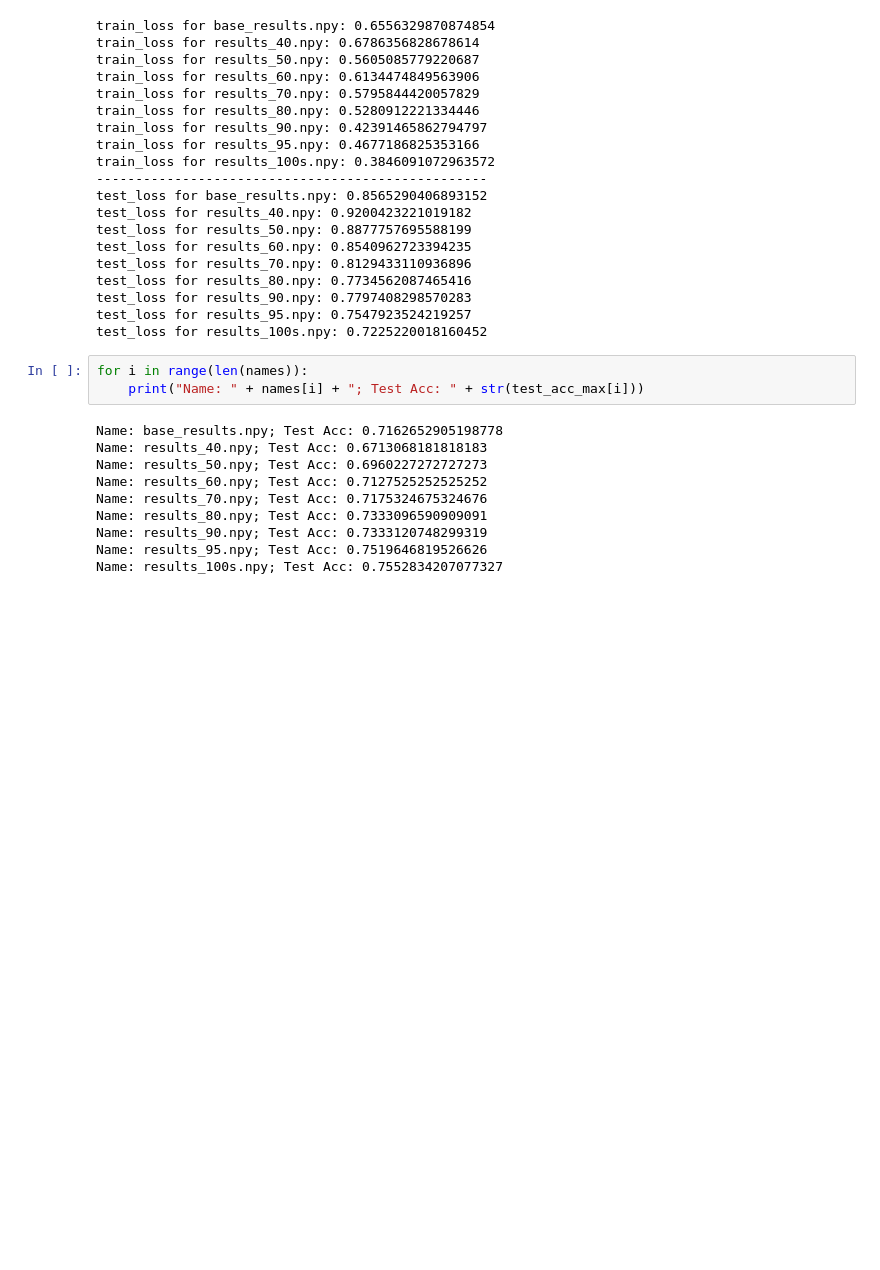
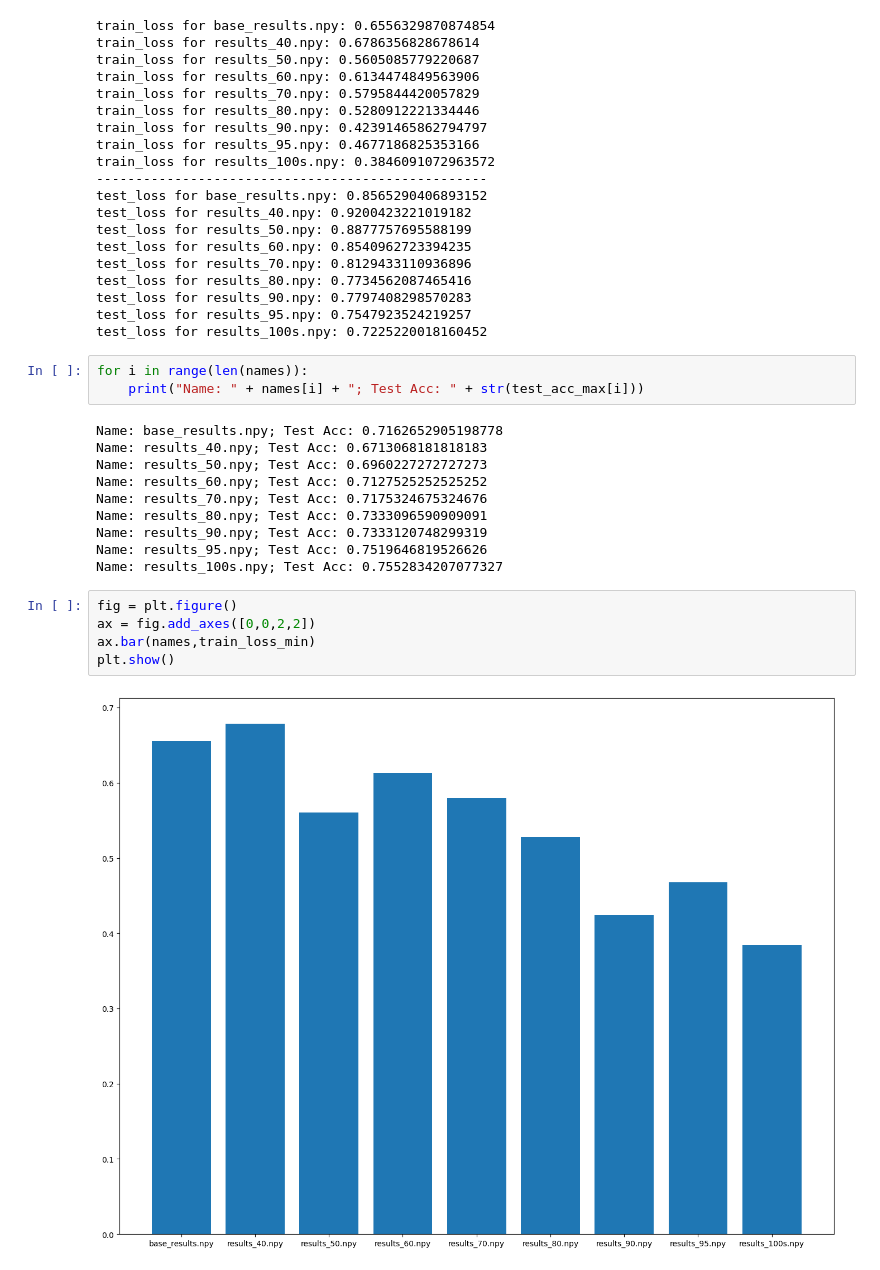
Before and after one commit to kumarrah2002/ViT_Pretrained_vs_Scratch, a Jupyter notebook: models/plot.ipynb, the cells around one changed output. Saved outputs shown, nothing was run; the diff lists cells and outputs as text; blank space fills up the shorter version.

Commit message:
add plots

```diff
--- a/models/plot.ipynb
+++ b/models/plot.ipynb
@@ -222,3 +222,10 @@ Name: results_80.npy; Test Acc: 0.7333096590909091
 Name: results_90.npy; Test Acc: 0.7333120748299319
 Name: results_95.npy; Test Acc: 0.7519646819526626
 Name: results_100s.npy; Test Acc: 0.7552834207077327
+# %%
+fig = plt.figure()
+ax = fig.add_axes([0,0,2,2])
+ax.bar(names,train_loss_min)
+plt.show()
+# %% [output]
+[figure, added]
```
Also changed, not shown: parts of 5 cells of this notebook.
